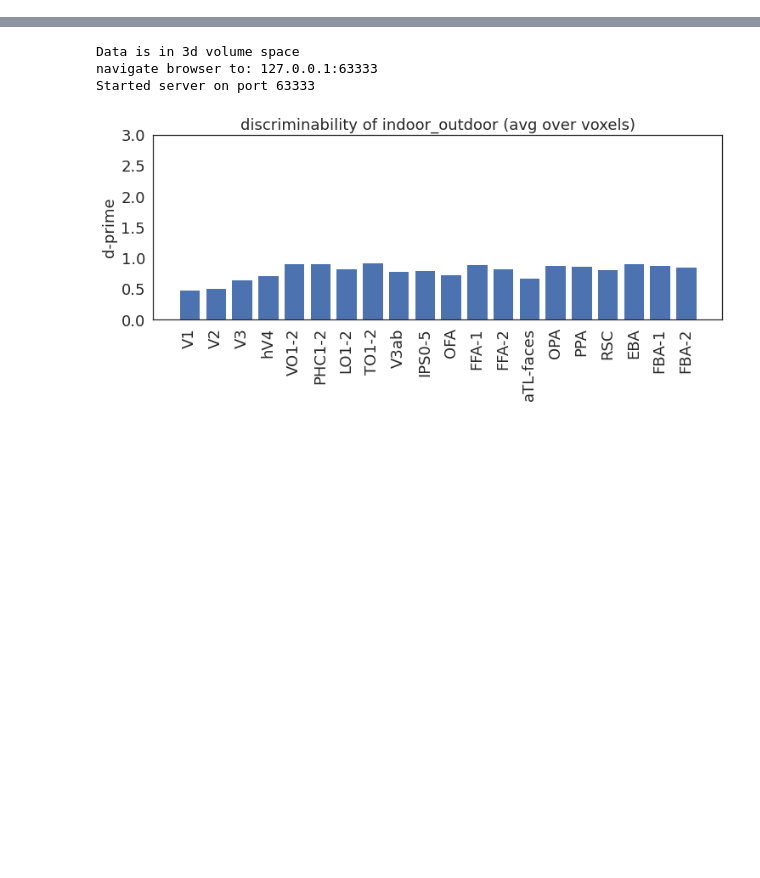
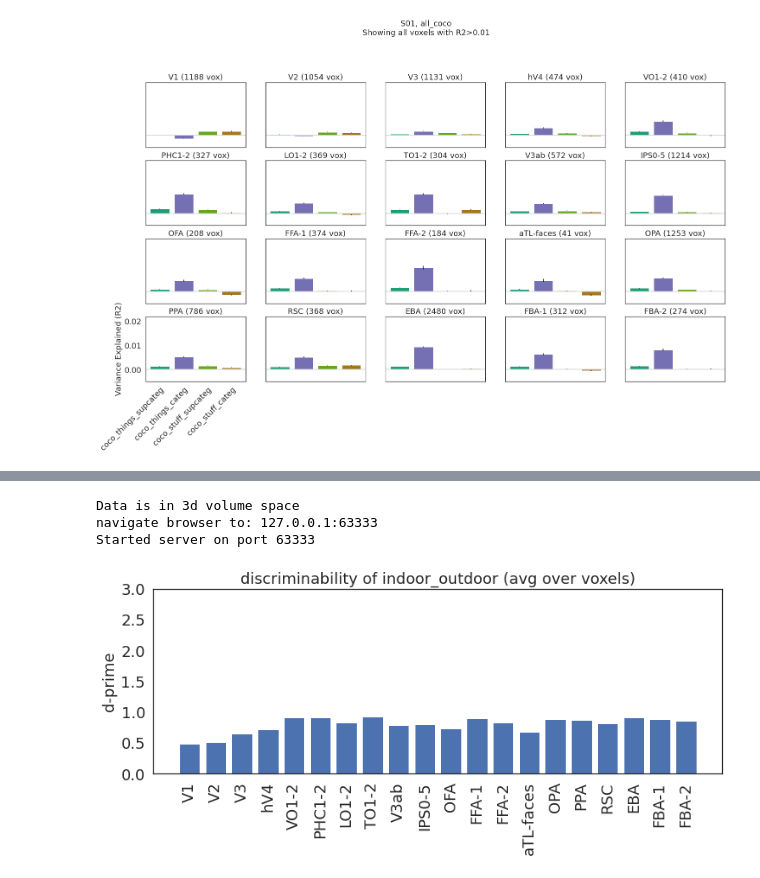
Before and after one commit to mmhenderson/modfit, a Jupyter notebook: notebooks/plot_encoding_model_fits/plot_semantic_model.ipynb, the cells around one changed output, grey strips where cells are left out. Drawn from its saved outputs; the diff is of its cells as text; code cells hidden in the pictures; blank space fills up the shorter version.

```diff
--- a/notebooks/plot_encoding_model_fits/plot_semantic_model.ipynb
+++ b/notebooks/plot_encoding_model_fits/plot_semantic_model.ipynb
@@ -127,0 +164,19 @@ if fig_save_folder is not None:
+# %%
+ppinds = [2,4,6,8]
+
+ve_names = [out['partial_version_names'][pp].split('leave_out_semantic_')[1] for pp in ppinds]
+var_expl = np.tile(out['val_r2'][:,0:1], [1,4]) - out['val_r2'][:,ppinds]
+
+colors = cm.Dark2(np.linspace(0,1,5))
+# colors = np.flipud(colors)
+
+r2_thresh = 0.01
+inds2use = out['val_r2'][:,0]>r2_thresh
+
+bp = plot_utils.bar_plot(colors=colors, column_labels=ve_names, ylabel='Variance Explained (R2)', \
+                                                        horizontal_line_pos=0, ylims=[-0.005, 0.022])
+plot_utils.create_roi_subplots(var_expl, inds2use, bp, subject, out, roi_def=roi_def, skip_inds=skip_inds,\
+                    suptitle='S%02d, %s\nShowing all voxels with R2>%.2f'%(subject, fitting_type, r2_thresh))
+plt.gcf().subplots_adjust(bottom=0.4)
+# %% [output]
+[figure, added]
```
Also changed, not shown: parts of 10 cells of this notebook, 2 other files.
